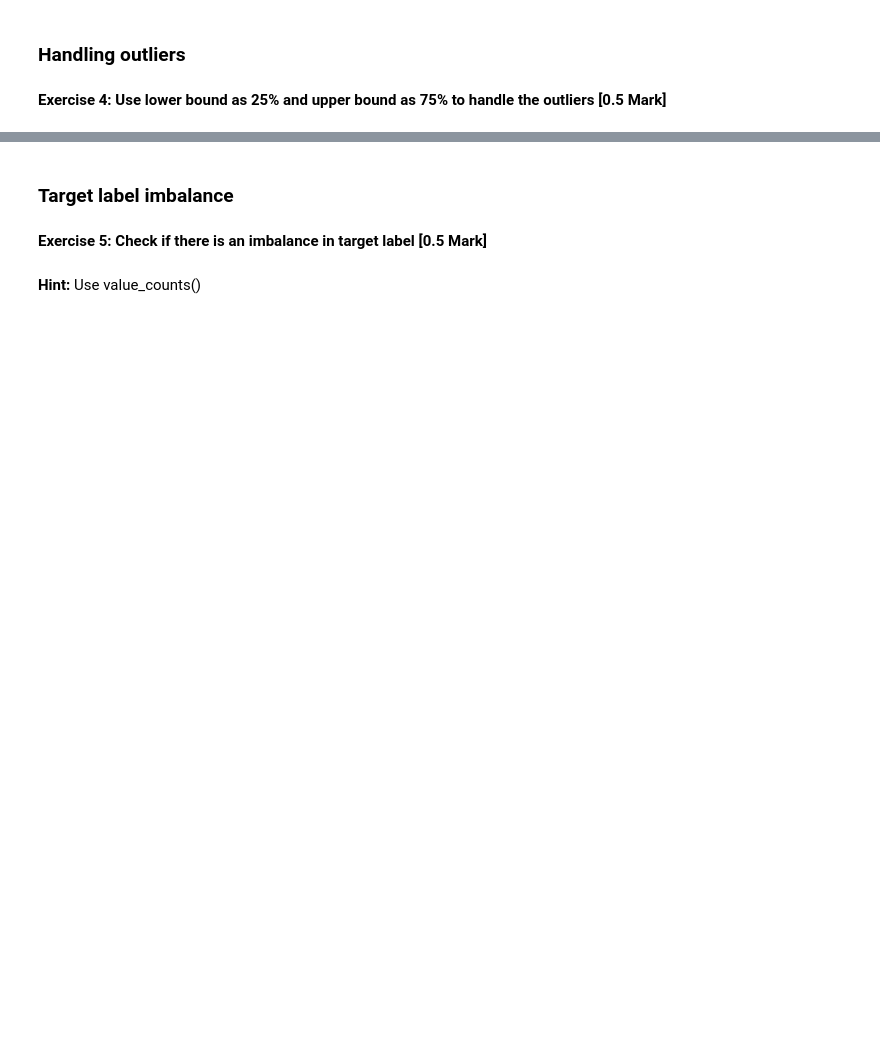
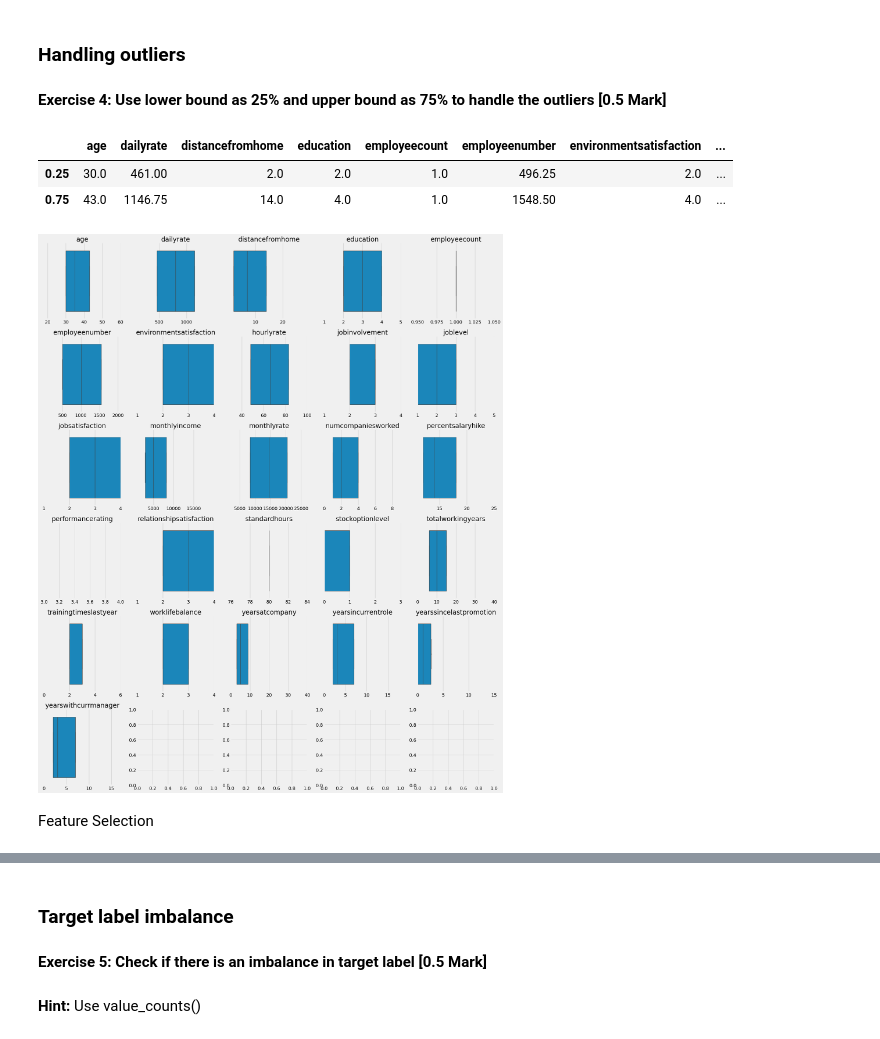
Before and after one commit to Shrutiba/iisc_cds, a Jupyter notebook: M2_MP4_NB_Employee_Attrition_Prediction.ipynb, the cells around one changed output, grey strips where cells are left out. Saved outputs shown, nothing was run; the diff lists cells and outputs as text; code cells hidden in the pictures; blank space fills up the shorter version.

```diff
--- a/M2_MP4_NB_Employee_Attrition_Prediction.ipynb
+++ b/M2_MP4_NB_Employee_Attrition_Prediction.ipynb
@@ -141,0 +332,44 @@ First, we want to get a sense of our data:
+# %%
+quantiles = edata[enumerical_col].quantile([0.25, 0.75])
+quantiles
+# %% [output]
+|  | age | dailyrate | distancefromhome | education | employeecount | employeenumber | environmentsatisfaction | ... |
+| 0.25 | 30.0 | 461.00 | 2.0 | 2.0 | 1.0 | 496.25 | 2.0 | ... |
+| 0.75 | 43.0 | 1146.75 | 14.0 | 4.0 | 1.0 | 1548.50 | 4.0 | ... |
+# %%
+# YOUR CODE HERE
+quantiles = edata[enumerical_col].quantile([0.25, 0.75])
+
+for col in enumerical_col:
+    lower_bound = quantiles[col][0.25]
+    upper_bound = quantiles[col][0.75]
+
+    edata.loc[edata[col] < lower_bound, col] = lower_bound
+    edata.loc[edata[col] > upper_bound, col] = upper_bound
+# %%
+# Recheck for outliers
+# YOUR CODE HERE
+# Calculate the number of rows and columns for the subplot grid
+num_cols = 5  # Number of columns in the grid
+num_rows = 6  # Number of rows in the grid
+
+fig, axes = plt.subplots(num_rows, num_cols, figsize=(20, 24))
+axes = axes.flatten()
+
+for i, col in enumerate(enumerical_col):
+    sns.boxplot(x=edata[col], ax=axes[i])
+    axes[i].set_title(col)
+    axes[i].set_xlabel("")
+    axes[i].set_xlim(zipped_values[i][0],zipped_values[i][1])
+
+
+# Remove spines for cleaner look
+    axes[i].spines['top'].set_visible(False)
+    axes[i].spines['right'].set_visible(False)
+
+plt.tight_layout()
+plt.show()
+# %% [output]
+[figure, added]
+# %% [markdown]
+Feature Selection
```
Also changed, not shown: parts of 29 cells of this notebook.
